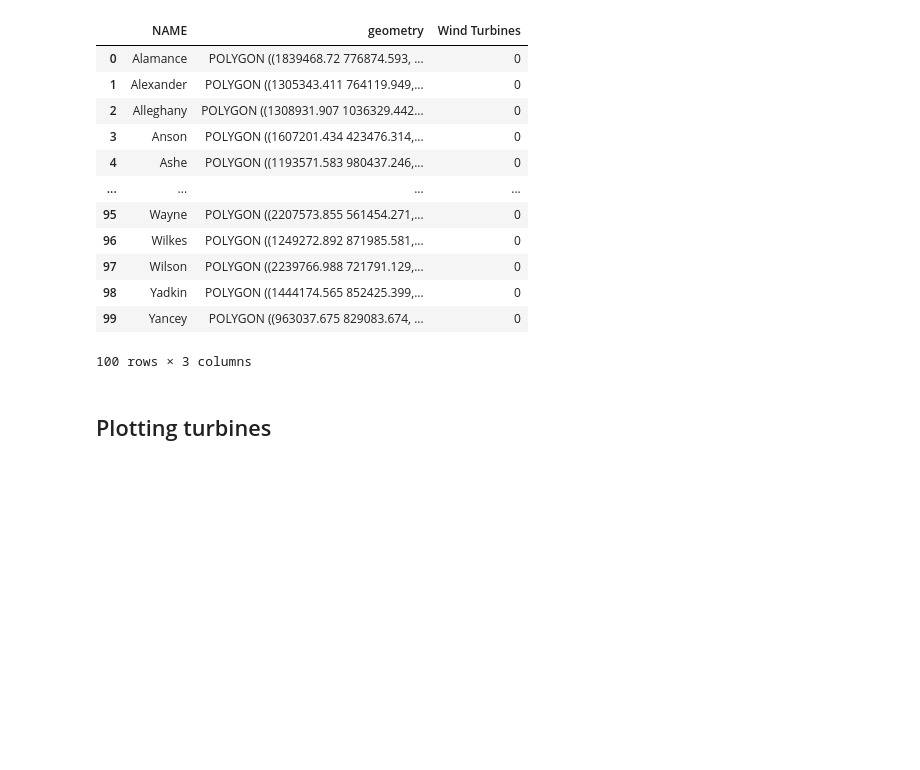
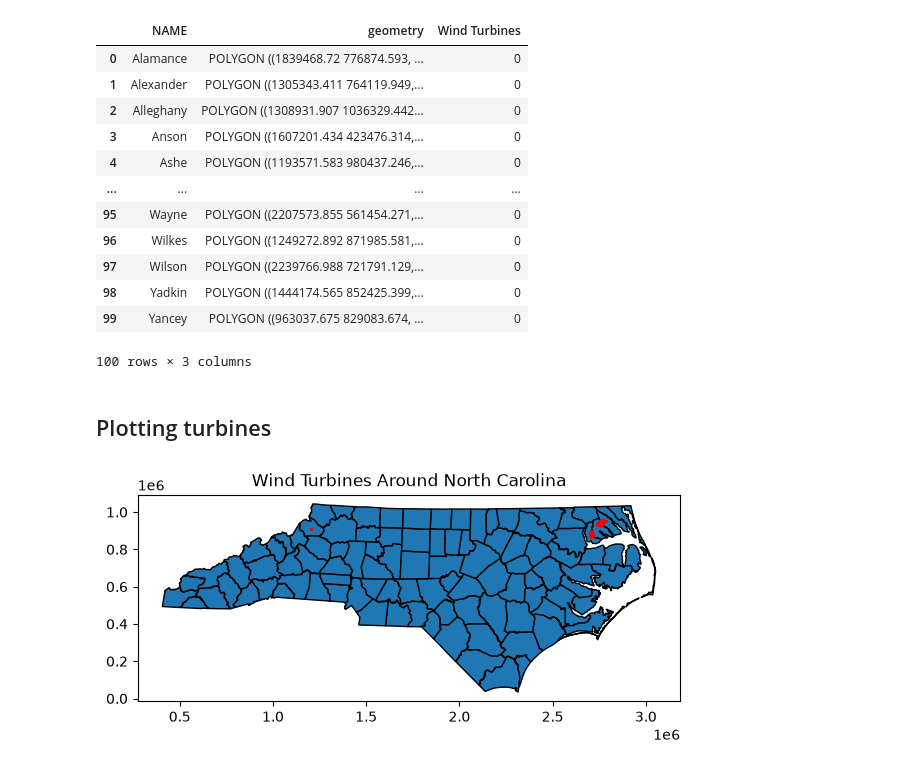
Before and after one commit to lexileach/renewable_transmission, a Jupyter notebook: wind_turbine.ipynb, the cells around one changed output. Drawn from its saved outputs; the diff is of its cells as text; code cells hidden in the pictures; blank space fills up the shorter version.

Commit message:
updating nc plots

```diff
--- a/wind_turbine.ipynb
+++ b/wind_turbine.ipynb
@@ -61,14 +62,14 @@ wind_count_table
 # %%
 # add new column
 
-wind_by_county = nc_counties.merge(wind_count_table, on="NAME", how="left")
-wind_by_county["Wind Turbines"] = wind_by_county["Wind Turbines"].fillna(0)
-wind_by_county["Wind Turbines"] = wind_by_county["Wind Turbines"].astype(int)
+final_wind_count = nc_counties.merge(wind_count_table, on="NAME", how="left")
+final_wind_count["Wind Turbines"] = final_wind_count["Wind Turbines"].fillna(0)
+final_wind_count["Wind Turbines"] = final_wind_count["Wind Turbines"].astype(int)
 
 # filtering for only needed columns
 
-wind_by_county = wind_by_county[["NAME", "geometry", "Wind Turbines"]].copy()
-wind_by_county
+final_wind_count = final_wind_count[["NAME", "geometry", "Wind Turbines"]].copy()
+final_wind_count
 # %% [output]
 |  | NAME | geometry | Wind Turbines |
 | 0 | Alamance | POLYGON ((1839468.72 776874.593, ... | 0 |
@@ -85,3 +86,15 @@ wind_by_county
 100 rows × 3 columns
 # %% [markdown]
 ## Plotting turbines
+# %%
+# Selecting needed columns
+wind_points = wind_by_county[["p_name","geometry"]].copy()
+# %%
+# Plotting wind turbines NC
+fig, ax = plt.subplots(figsize=(7,7))
+nc_counties.plot(ax=ax, edgecolor="black")
+wind_points.plot(ax=ax, markersize=1, c="red")
+ax.set_title("Wind Turbines Around North Carolina")
+plt.show()
+# %% [output]
+[figure, added]
```
Also changed, not shown: parts of 2 cells of this notebook.
